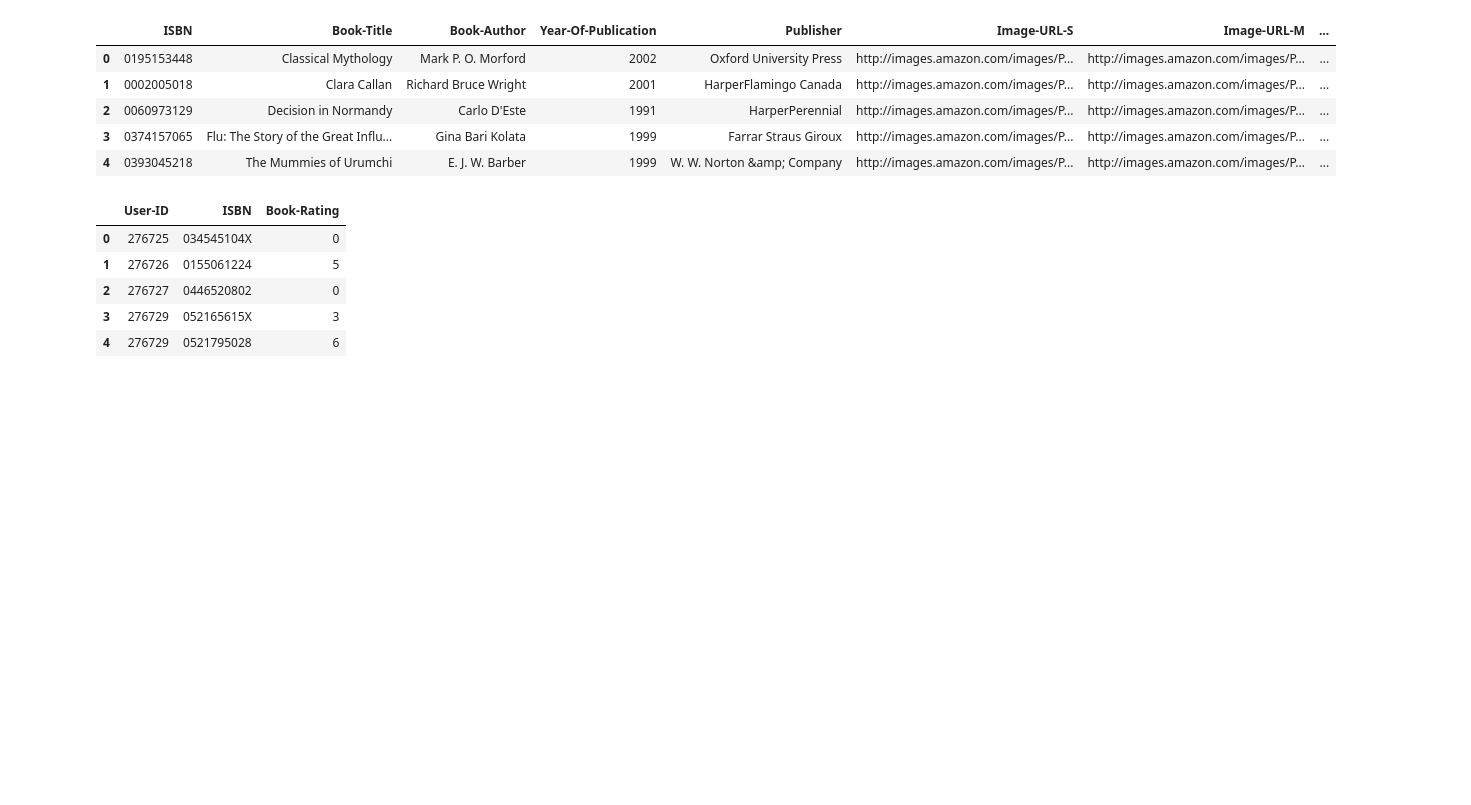
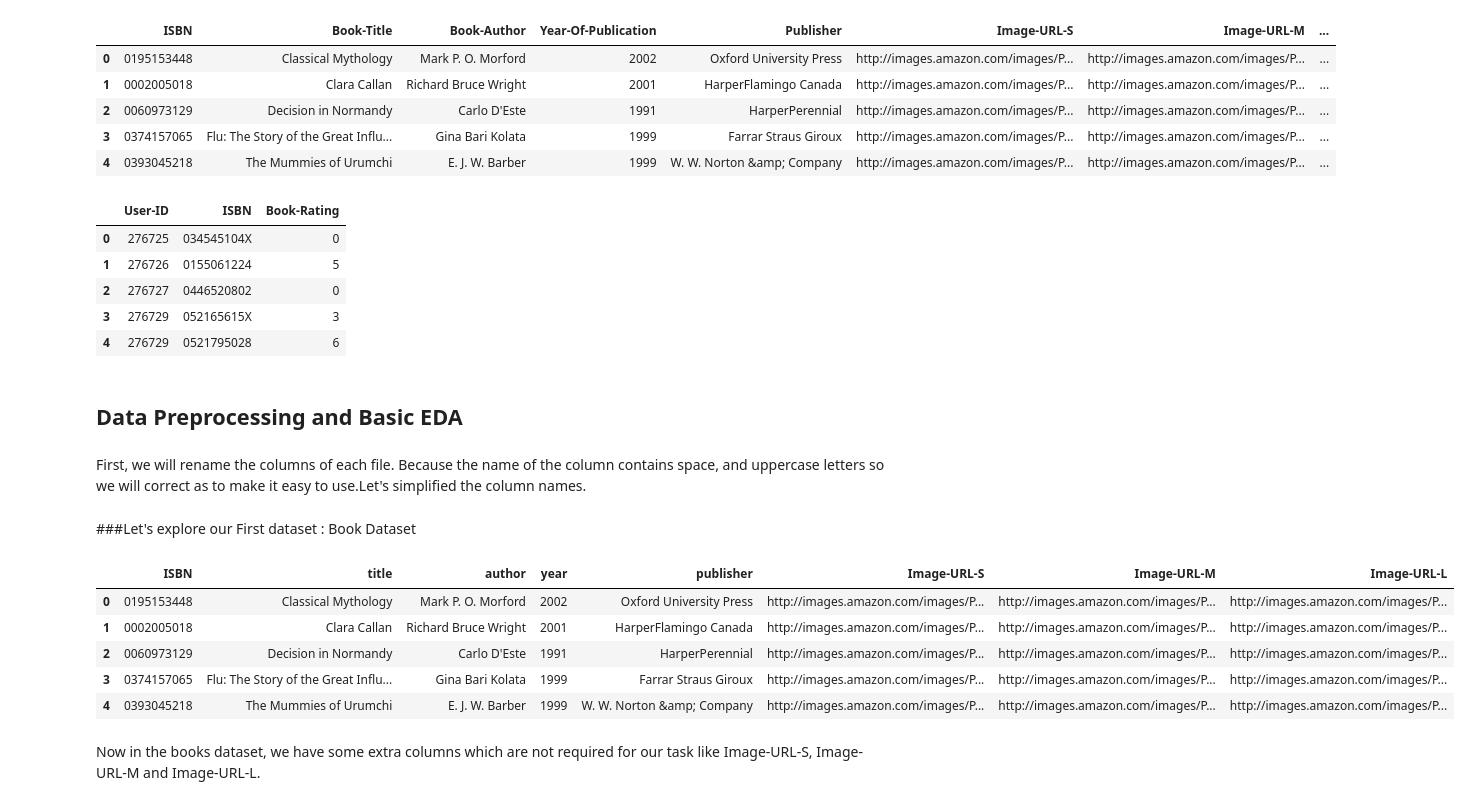
Before and after one commit to RITIK1442840127/Book-Recommendation-System, a Jupyter notebook: Book_Recommendation_System_(_Capstone_project_).ipynb, the cells around one changed output. Cells and saved outputs as stored; diff of their text form; code cells hidden in the pictures; blank space fills up the shorter version.

```diff
--- a/Book_Recommendation_System_(_Capstone_project_).ipynb
+++ b/Book_Recommendation_System_(_Capstone_project_).ipynb
@@ -125,3 +125,26 @@ ratings.head()
 | 2 | 276727 | 0446520802 | 0 |
 | 3 | 276729 | 052165615X | 3 |
 | 4 | 276729 | 0521795028 | 6 |
+# %% [markdown]
+## **Data Preprocessing and Basic EDA**
+# %% [markdown]
+First, we will rename the columns of each file. Because the name of the column contains space, and uppercase letters so we will correct as to make it easy to use.Let's simplified the column names.
+# %%
+# Renaming column name of 'books', 'users' & 'ratings' dataset
+books.rename(columns = {'Book-Title':'title', 'Book-Author':'author', 'Year-Of-Publication':'year', 'Publisher':'publisher'}, inplace=True)
+users.rename(columns = {'User-ID':'user_id', 'Location':'location', 'Age':'age'}, inplace=True)
+ratings.rename(columns = {'User-ID':'user_id', 'Book-Rating':'rating'}, inplace=True)
+# %% [markdown]
+###Let's explore our First dataset : Book Dataset
+# %%
+#Printing Top 5 rows of book data
+books.head()
+# %% [output]
+|  | ISBN | title | author | year | publisher | Image-URL-S | Image-URL-M | Image-URL-L |
+| 0 | 0195153448 | Classical Mythology | Mark P. O. Morford | 2002 | Oxford University Press | http://images.amazon.com/images/P... | http://images.amazon.com/images/P... | http://images.amazon.com/images/P... |
+| 1 | 0002005018 | Clara Callan | Richard Bruce Wright | 2001 | HarperFlamingo Canada | http://images.amazon.com/images/P... | http://images.amazon.com/images/P... | http://images.amazon.com/images/P... |
+| 2 | 0060973129 | Decision in Normandy | Carlo D'Este | 1991 | HarperPerennial | http://images.amazon.com/images/P... | http://images.amazon.com/images/P... | http://images.amazon.com/images/P... |
+| 3 | 0374157065 | Flu: The Story of the Great Influ... | Gina Bari Kolata | 1999 | Farrar Straus Giroux | http://images.amazon.com/images/P... | http://images.amazon.com/images/P... | http://images.amazon.com/images/P... |
+| 4 | 0393045218 | The Mummies of Urumchi | E. J. W. Barber | 1999 | W. W. Norton &amp; Company | http://images.amazon.com/images/P... | http://images.amazon.com/images/P... | http://images.amazon.com/images/P... |
+# %% [markdown]
+Now in the books dataset, we have some extra columns which are not required for our task like Image-URL-S, Image-URL-M and Image-URL-L.
```
Also changed, not shown: parts of 34 cells of this notebook.
